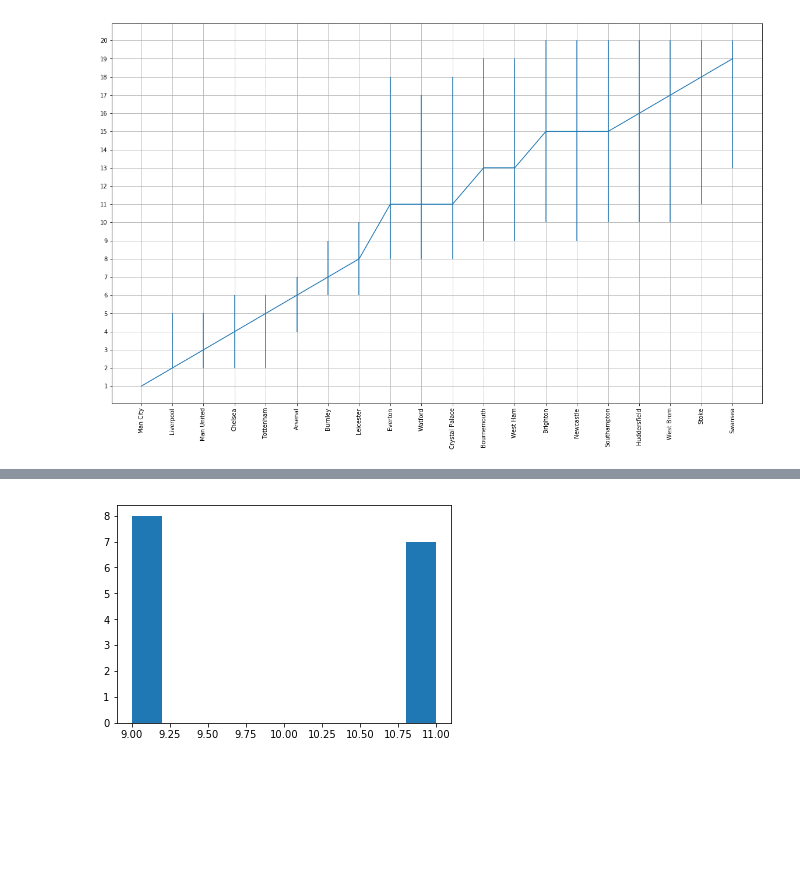
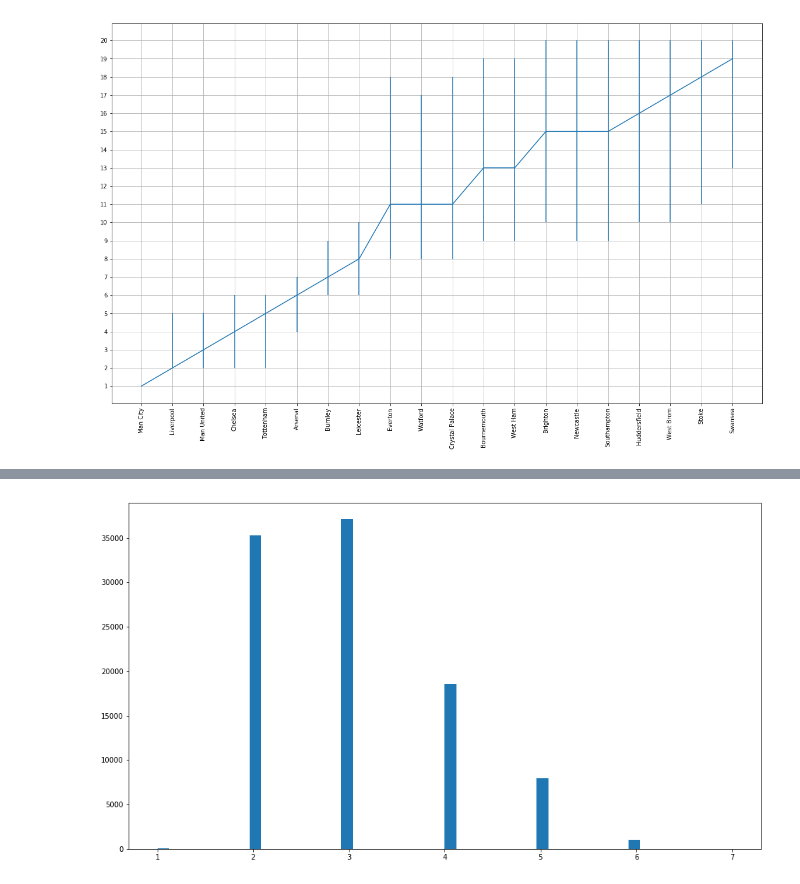
Before and after one commit to tchnvkng/python_notebooks, a Jupyter notebook: premier_league/pl.ipynb, the cells around one changed output, grey strips where cells are left out. Saved outputs shown, nothing was run; the diff lists cells and outputs as text; code cells hidden in the pictures; blank space fills up the shorter version.

```diff
--- a/premier_league/pl.ipynb
+++ b/premier_league/pl.ipynb
@@ -79,5 +77,4 @@ array([ 0.4272,  0.2558,  0.317 ])
-# %%
-pl=seasons['EN']
-plt.hist(pl.PointsPerTeam[:,pl.PointsPerTeam.argmax(axis=0)!=10].argmax(axis=0));
-# %% [output]
-[figure, removed]
+# %%
+plt.hist(manu.place_scenarios,50);
+# %% [output]
+[figure, added]
```
Also changed, not shown: parts of 10 cells of this notebook, 1 other file.
